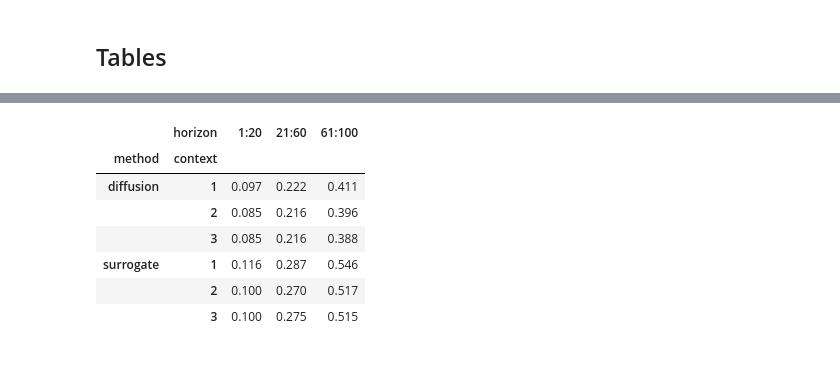
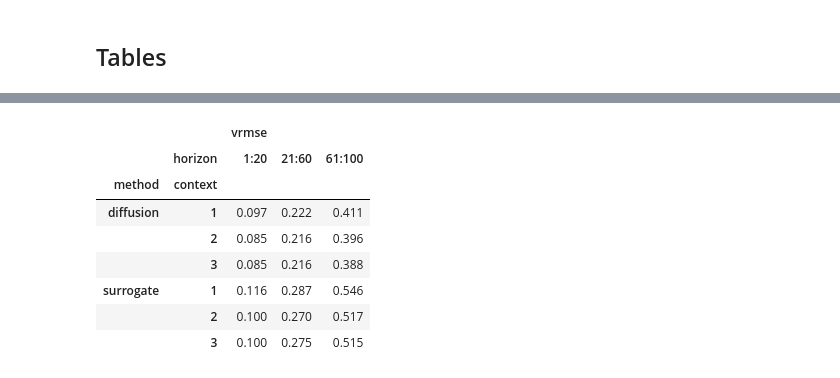
Before and after one commit to ksimotas/lola, a Jupyter notebook: experiments/euler/figures.ipynb, the cells around one changed output, grey strips where cells are left out. Cells and saved outputs as stored; diff of their text form; code cells hidden in the pictures.

```diff
--- a/experiments/euler/figures.ipynb
+++ b/experiments/euler/figures.ipynb
@@ -215,13 +245,15 @@ table
 |  | 320 | 0.091 | 0.257 | 0.499 |
 |  | 1280 | 0.158 | 0.341 | 0.592 |
 # %%
-table = df.loc[df["compression"] > 1, ["method", "context", "horizon", "vrmse"]]
+table = df[(df["method"] != "autoencoder") & (df["compression"] > 1)]
+table = table[["method", "context", "horizon", "vrmse"]]
 
 table = table.groupby(["method", "context", "horizon"]).agg(weighted_mean).round(3).reset_index()
-table = table.pivot(index=["method", "context"], columns="horizon", values="vrmse")
+table = table.pivot(index=["method", "context"], columns="horizon", values=["vrmse"])
 # print(table.to_latex(float_format="%.3f"))
 table
 # %% [output]
+|  |  | vrmse |  |  |
 |  | horizon | 1:20 | 21:60 | 61:100 |
 | method | context |  |  |  |
 | diffusion | 1 | 0.097 | 0.222 | 0.411 |
```
Also changed, not shown: parts of 5 cells of this notebook, 1 other file.
